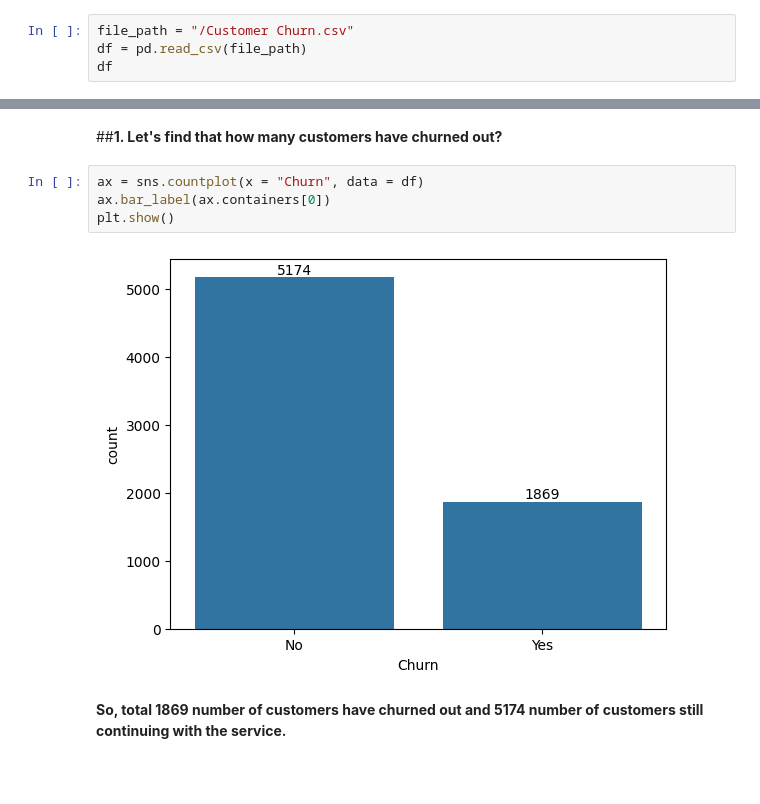
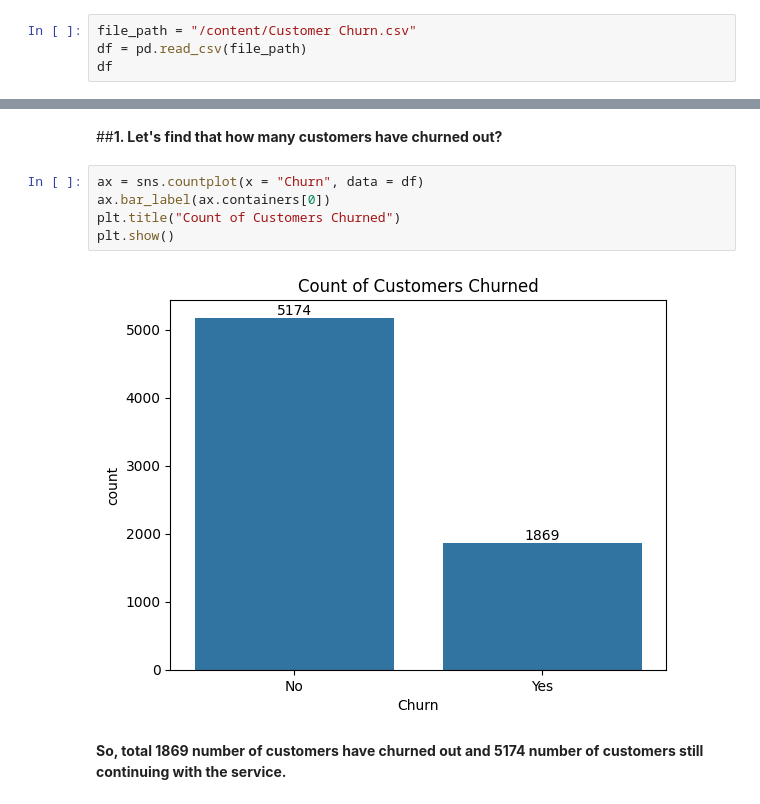
Before and after one commit to Jatingpt/Telecom-Customer-Churn-EDA-Project, a Jupyter notebook: Telecom_Customer_Churn_EDA_Project.ipynb, the cells around one changed output, grey strips where cells are left out. Saved outputs shown, nothing was run; the diff lists cells and outputs as text; blank space fills up the shorter version.

```diff
--- a/Telecom_Customer_Churn_EDA_Project.ipynb
+++ b/Telecom_Customer_Churn_EDA_Project.ipynb
@@ -82,7 +82,7 @@ Mounted at /content/drive/
 # %% [markdown]
 ##**Loading the data.**
 # %%
-file_path = "/Customer Churn.csv"
+file_path = "/content/Customer Churn.csv"
 df = pd.read_csv(file_path)
 df
 # %% [output]
@@ -303,9 +303,10 @@ df.head()
 # %%
 ax = sns.countplot(x = "Churn", data = df)
 ax.bar_label(ax.containers[0])
+plt.title("Count of Customers Churned")
 plt.show()
 # %% [output]
-[figure, old version]
+[figure, new version]
 # %% [markdown]
 **So, total 1869 number of customers have churned out and 5174 number of customers still continuing with the service.**
 # %%
```
Also changed, not shown: parts of 12 cells of this notebook.
